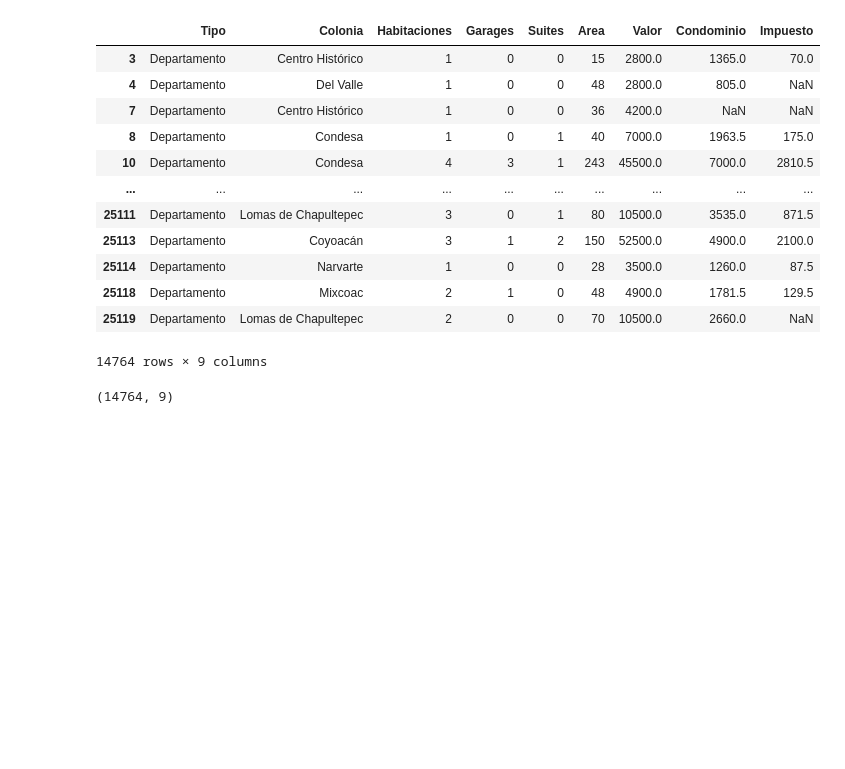
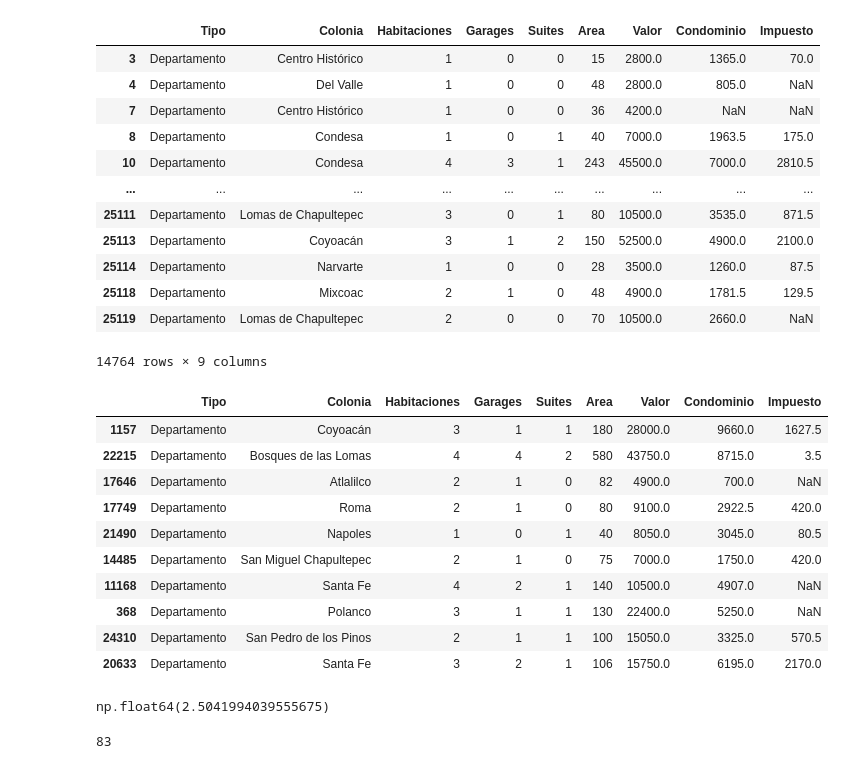
Before and after one commit to AndresCMontejo/Analisis_Inmuebles_CDMX, a Jupyter notebook: inmuebles_cdmx.ipynb, the cells around one changed output. Cells and saved outputs as stored; diff of their text form; code cells hidden in the pictures; blank space fills up the shorter version.

```diff
--- a/inmuebles_cdmx.ipynb
+++ b/inmuebles_cdmx.ipynb
@@ -398,6 +398,29 @@ df.query('Tipo == "Departamento"')
 # %%
 #sobreescribimos la variable
 df = df.query('Tipo == "Departamento"')
-df.shape
+df.sample(10)
 # %% [output]
-(14764, 9)
+|  | Tipo | Colonia | Habitaciones | Garages | Suites | Area | Valor | Condominio | Impuesto |
+| 1157 | Departamento | Coyoacán | 3 | 1 | 1 | 180 | 28000.0 | 9660.0 | 1627.5 |
+| 22215 | Departamento | Bosques de las Lomas | 4 | 4 | 2 | 580 | 43750.0 | 8715.0 | 3.5 |
+| 17646 | Departamento | Atlalilco | 2 | 1 | 0 | 82 | 4900.0 | 700.0 | NaN |
+| 17749 | Departamento | Roma | 2 | 1 | 0 | 80 | 9100.0 | 2922.5 | 420.0 |
+| 21490 | Departamento | Napoles | 1 | 0 | 1 | 40 | 8050.0 | 3045.0 | 80.5 |
+| 14485 | Departamento | San Miguel Chapultepec | 2 | 1 | 0 | 75 | 7000.0 | 1750.0 | 420.0 |
+| 11168 | Departamento | Santa Fe | 4 | 2 | 1 | 140 | 10500.0 | 4907.0 | NaN |
+| 368 | Departamento | Polanco | 3 | 1 | 1 | 130 | 22400.0 | 5250.0 | NaN |
+| 24310 | Departamento | San Pedro de los Pinos | 2 | 1 | 1 | 100 | 15050.0 | 3325.0 | 570.5 |
+| 20633 | Departamento | Santa Fe | 3 | 2 | 1 | 106 | 15750.0 | 6195.0 | 2170.0 |
+# %%
+#Calcular el promedio de habitaciones por departamento.
+df.groupby("Tipo")["Habitaciones"].mean()
+df['Habitaciones'].mean() #promedio
+# %% [output]
+np.float64(2.5041994039555675)
+# %%
+#Verificar cuántas colonias únicas existen en nuestra base de datos.
+df.Colonia.unique() #en cuantas colonias unicas hay departamentos
+colonias_unicas = len(df.Colonia.unique())
+print(colonias_unicas)
+# %% [output]
+83
```
Also changed, not shown: parts of 2 cells of this notebook.
